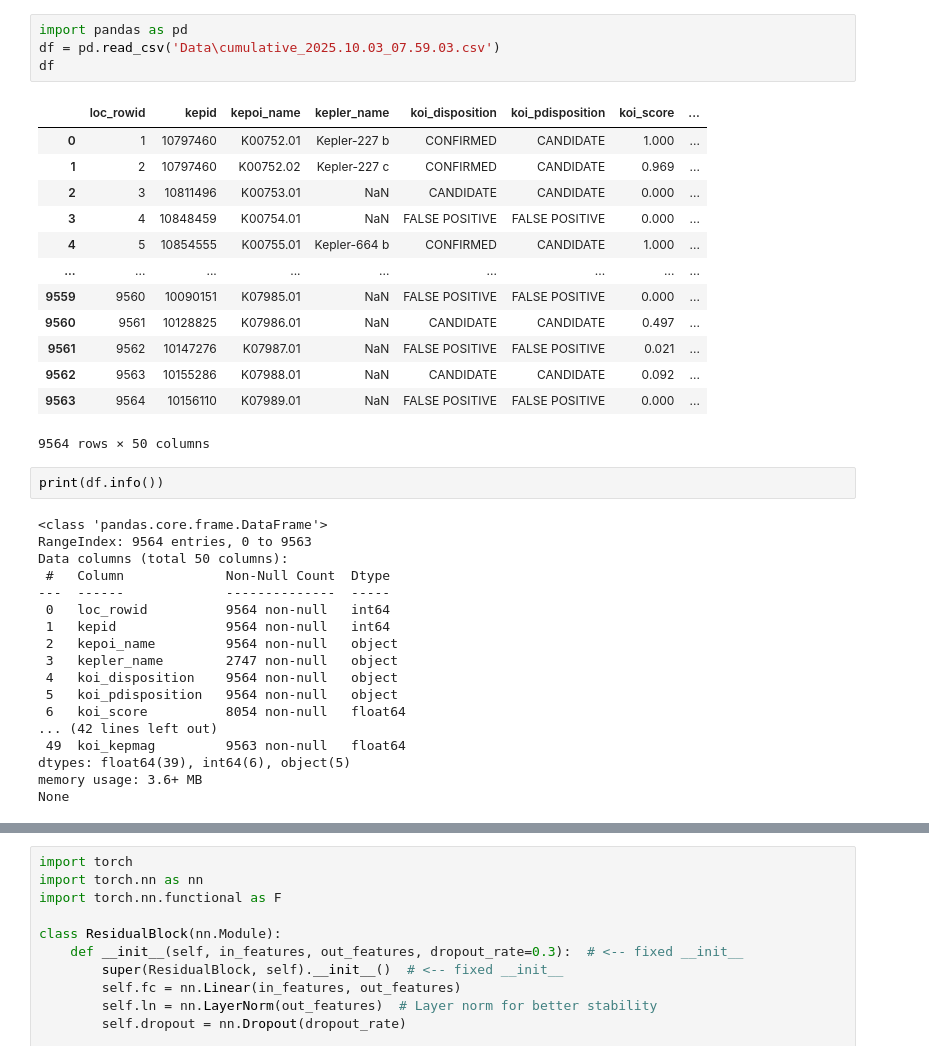
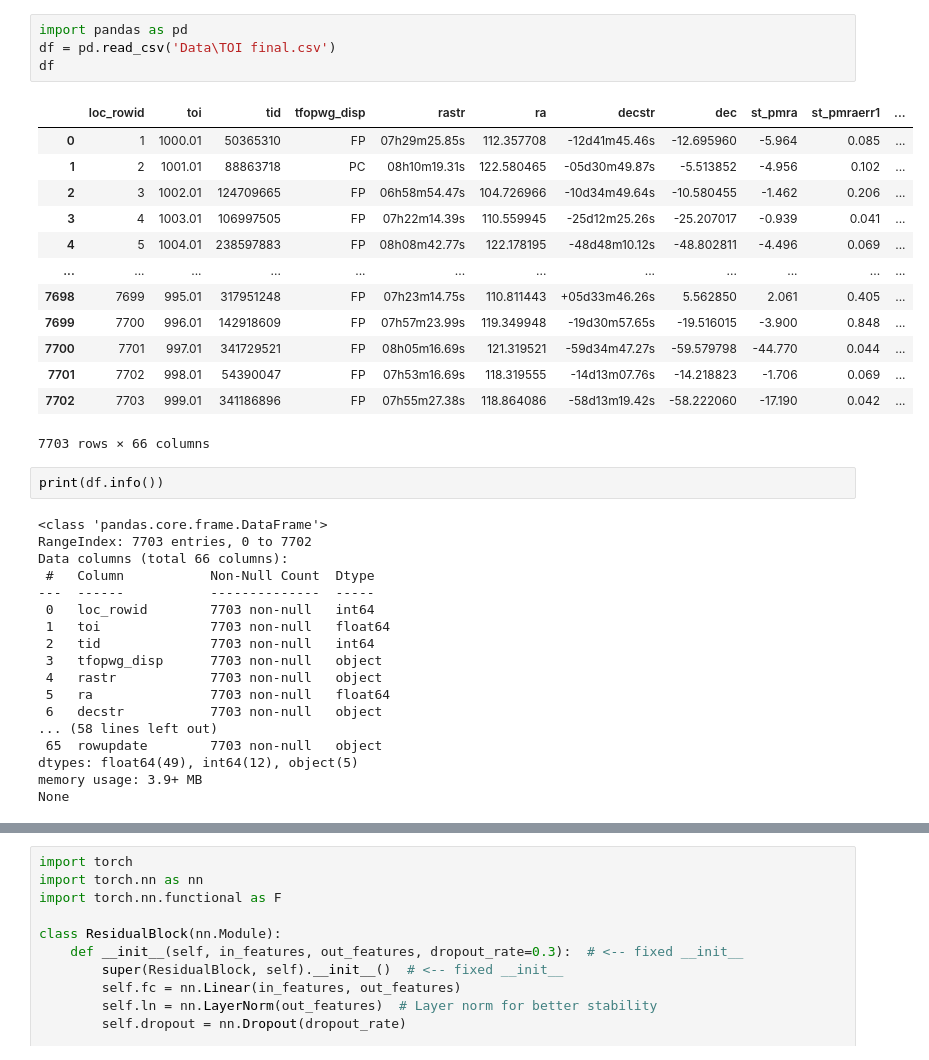
Before and after one commit to AbdelrahmanMahmoud-05/A-World-Away-Hunting-for-Exoplanets-with-AI, a Jupyter notebook: notebookTESS.ipynb, the cells around one changed output, grey strips where cells are left out. Drawn from its saved outputs; the diff is of its cells as text.

```diff
--- a/notebookTESS.ipynb
+++ b/notebookTESS.ipynb
@@ -58,38 +19,38 @@ device = torch.device('cuda' if torch.cuda.is_available() else 'cpu')
 # %%
 import pandas as pd
-df = pd.read_csv('Data\cumulative_2025.10.03_07.59.03.csv')
+df = pd.read_csv('Data\TOI final.csv')
 df
 # %% [output]
-|  | loc_rowid | kepid | kepoi_name | kepler_name | koi_disposition | koi_pdisposition | koi_score | ... |
-| 0 | 1 | 10797460 | K00752.01 | Kepler-227 b | CONFIRMED | CANDIDATE | 1.000 | ... |
-| 1 | 2 | 10797460 | K00752.02 | Kepler-227 c | CONFIRMED | CANDIDATE | 0.969 | ... |
-| 2 | 3 | 10811496 | K00753.01 | NaN | CANDIDATE | CANDIDATE | 0.000 | ... |
-| 3 | 4 | 10848459 | K00754.01 | NaN | FALSE POSITIVE | FALSE POSITIVE | 0.000 | ... |
-| 4 | 5 | 10854555 | K00755.01 | Kepler-664 b | CONFIRMED | CANDIDATE | 1.000 | ... |
-| ... | ... | ... | ... | ... | ... | ... | ... | ... |
-| 9559 | 9560 | 10090151 | K07985.01 | NaN | FALSE POSITIVE | FALSE POSITIVE | 0.000 | ... |
-| 9560 | 9561 | 10128825 | K07986.01 | NaN | CANDIDATE | CANDIDATE | 0.497 | ... |
-| 9561 | 9562 | 10147276 | K07987.01 | NaN | FALSE POSITIVE | FALSE POSITIVE | 0.021 | ... |
-| 9562 | 9563 | 10155286 | K07988.01 | NaN | CANDIDATE | CANDIDATE | 0.092 | ... |
-| 9563 | 9564 | 10156110 | K07989.01 | NaN | FALSE POSITIVE | FALSE POSITIVE | 0.000 | ... |
+|  | loc_rowid | toi | tid | tfopwg_disp | rastr | ra | decstr | dec | st_pmra | st_pmraerr1 | ... |
+| 0 | 1 | 1000.01 | 50365310 | FP | 07h29m25.85s | 112.357708 | -12d41m45.46s | -12.695960 | -5.964 | 0.085 | ... |
+| 1 | 2 | 1001.01 | 88863718 | PC | 08h10m19.31s | 122.580465 | -05d30m49.87s | -5.513852 | -4.956 | 0.102 | ... |
+| 2 | 3 | 1002.01 | 124709665 | FP | 06h58m54.47s | 104.726966 | -10d34m49.64s | -10.580455 | -1.462 | 0.206 | ... |
+| 3 | 4 | 1003.01 | 106997505 | FP | 07h22m14.39s | 110.559945 | -25d12m25.26s | -25.207017 | -0.939 | 0.041 | ... |
+| 4 | 5 | 1004.01 | 238597883 | FP | 08h08m42.77s | 122.178195 | -48d48m10.12s | -48.802811 | -4.496 | 0.069 | ... |
+| ... | ... | ... | ... | ... | ... | ... | ... | ... | ... | ... | ... |
+| 7698 | 7699 | 995.01 | 317951248 | FP | 07h23m14.75s | 110.811443 | +05d33m46.26s | 5.562850 | 2.061 | 0.405 | ... |
+| 7699 | 7700 | 996.01 | 142918609 | FP | 07h57m23.99s | 119.349948 | -19d30m57.65s | -19.516015 | -3.900 | 0.848 | ... |
+| 7700 | 7701 | 997.01 | 341729521 | FP | 08h05m16.69s | 121.319521 | -59d34m47.27s | -59.579798 | -44.770 | 0.044 | ... |
+| 7701 | 7702 | 998.01 | 54390047 | FP | 07h53m16.69s | 118.319555 | -14d13m07.76s | -14.218823 | -1.706 | 0.069 | ... |
+| 7702 | 7703 | 999.01 | 341186896 | FP | 07h55m27.38s | 118.864086 | -58d13m19.42s | -58.222060 | -17.190 | 0.042 | ... |
-9564 rows × 50 columns
+7703 rows × 66 columns
 # %%
 print(df.info())
 # %% [output]
 <class 'pandas.core.frame.DataFrame'>
-RangeIndex: 9564 entries, 0 to 9563
-Data columns (total 50 columns):
- #   Column             Non-Null Count  Dtype
----  ------             --------------  -----
- 0   loc_rowid          9564 non-null   int64
- 1   kepid              9564 non-null   int64
- 2   kepoi_name         9564 non-null   object
- 3   kepler_name        2747 non-null   object
- 4   koi_disposition    9564 non-null   object
- 5   koi_pdisposition   9564 non-null   object
- 6   koi_score          8054 non-null   float64
-... (42 lines left out)
- 49  koi_kepmag         9563 non-null   float64
-dtypes: float64(39), int64(6), object(5)
-memory usage: 3.6+ MB
+RangeIndex: 7703 entries, 0 to 7702
+Data columns (total 66 columns):
+ #   Column           Non-Null Count  Dtype
+---  ------           --------------  -----
+ 0   loc_rowid        7703 non-null   int64
+ 1   toi              7703 non-null   float64
+ 2   tid              7703 non-null   int64
+ 3   tfopwg_disp      7703 non-null   object
+ 4   rastr            7703 non-null   object
+ 5   ra               7703 non-null   float64
+ 6   decstr           7703 non-null   object
+... (58 lines left out)
+ 65  rowupdate        7703 non-null   object
+dtypes: float64(49), int64(12), object(5)
+memory usage: 3.9+ MB
 None
```
Also changed, not shown: parts of 35 cells of this notebook, 10 other files.
